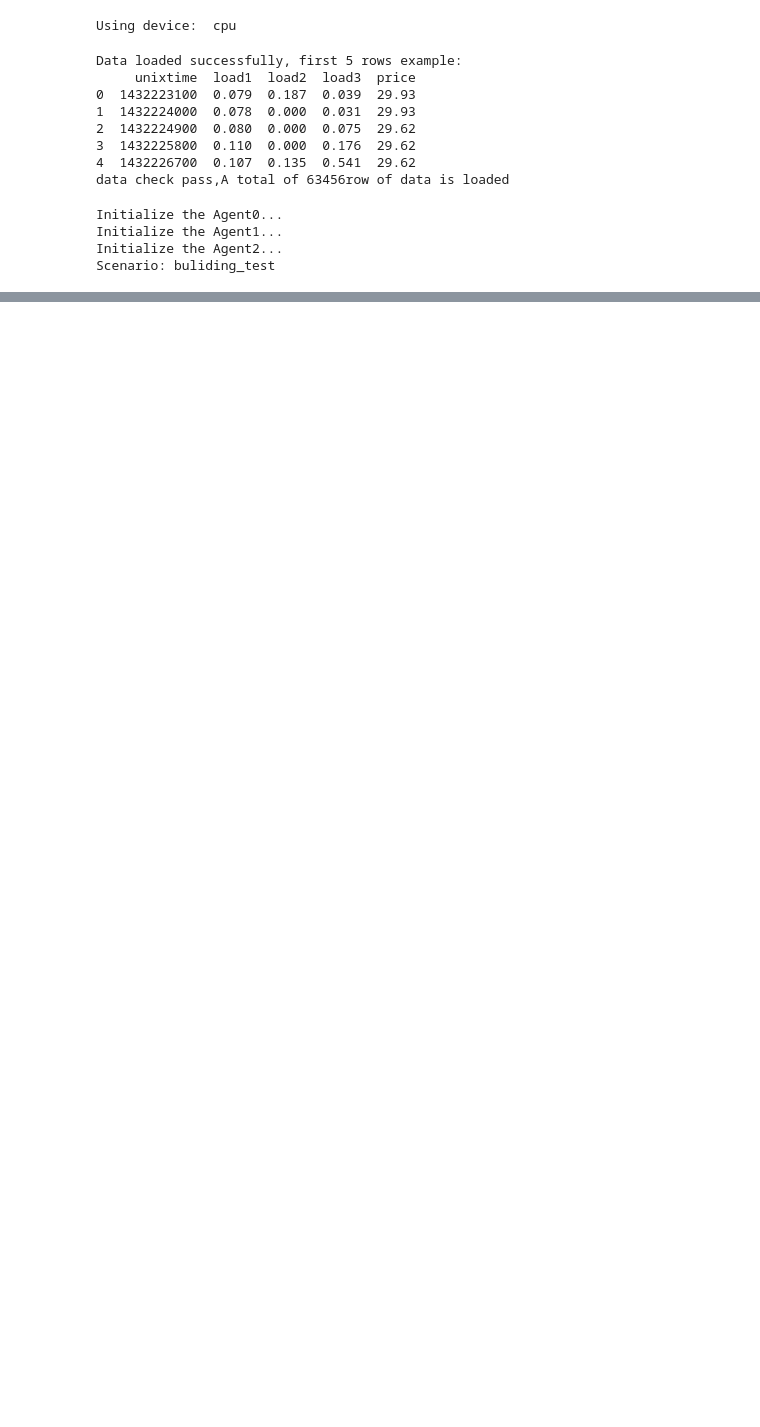
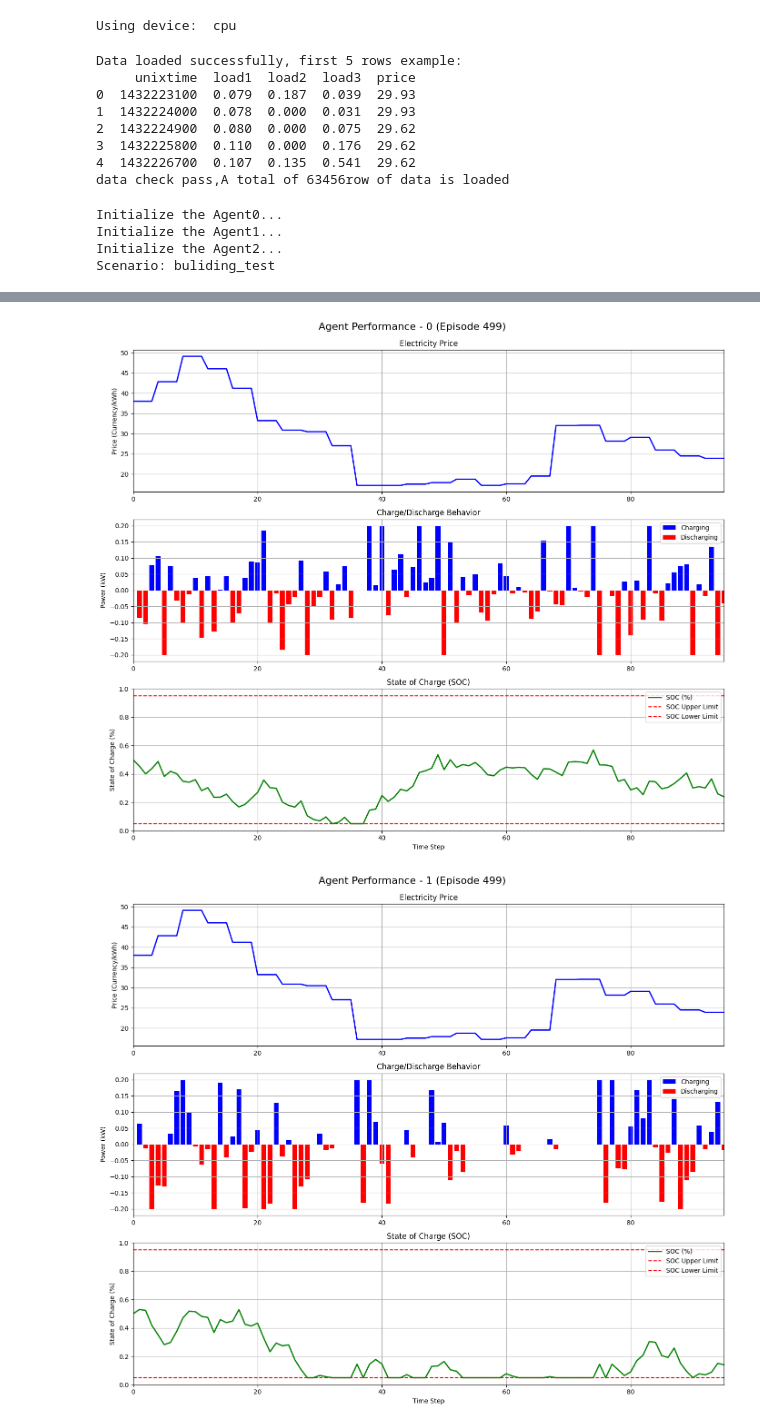
Before and after one commit to wenyuxin-00/MADRL_ESS, a Jupyter notebook: environments/building_test.ipynb, the cells around one changed output, grey strips where cells are left out. Cells and saved outputs as stored; diff of their text form; code cells hidden in the pictures; blank space fills up the shorter version.

```diff
--- a/environments/building_test.ipynb
+++ b/environments/building_test.ipynb
@@ -650,0 +721,79 @@ KeyboardInterrupt:
+# %%
+# 提取最后一代的数据（所有智能体）
+last_episode = NUM_EPISODE - 1
+
+# 为每个智能体创建图表
+for agent_name in agent_name_list:
+    # 获取该智能体的数据
+    real_prices = agent_data[agent_name]['real_price'][last_episode]
+    real_charges = agent_data[agent_name]['real_charge'][last_episode]
+    real_soc_percent = agent_data[agent_name]['real_soc'][last_episode]
+    real_loads = agent_data[agent_name]['real_load'][last_episode]
+
+    # 确保所有数组长度一致（使用最小长度）
+    num_steps = min(len(real_prices), len(real_charges), len(real_soc_percent), len(real_loads))
+
+    # 如果SOC数据多了一个点（初始状态），我们只取动作执行后的点
+    if len(real_soc_percent) == num_steps + 1:
+        soc_percent = real_soc_percent[1:]  # 跳过初始状态
+    else:
+        soc_percent = real_soc_percent[:num_steps]
+
+    # 截断其他数组以匹配长度
+    times = np.arange(num_steps)
+    prices = real_prices[:num_steps]
+    charges = real_charges[:num_steps]
+    loads = real_loads[:num_steps]
+
+    # 计算净负荷
+    net_loads = [loads[i] + charges[i] for i in range(num_steps)]
+
+    # 创建包含三个子图的图表
+    fig, axs = plt.subplots(3, 1, figsize=(14, 12))
+    fig.suptitle(f'Agent Performance - {agent_name} (Episode {last_episode})', fontsize=16)
+
+    # 1. 电价波动图 (顶部)
+    axs[0].plot(times, prices, 'b-', linewidth=2)
+    axs[0].set_title('Electricity Price')
+    axs[0].set_ylabel('Price (Currency/kWh)')
+    axs[0].grid(True)
+    axs[0].set_xlim(0, num_steps-1)
+
+    # 2. 充放电行为图 (中部)
+    charge_positive = [c if c >= 0 else 0 for c in charges]
+    discharge_negative = [c if c < 0 else 0 for c in charges]
+
+    axs[1].bar(times, charge_positive, width=0.8, color='blue', label='Charging')
+    axs[1].bar(times, discharge_negative, width=0.8, color='red', label='Discharging')
+    axs[1].axhline(y=0, color='k', linestyle='-', linewidth=0.5)
+    axs[1].set_title('Charge/Discharge Behavior')
+    axs[1].set_ylabel('Power (kW)')
+    axs[1].legend()
+    axs[1].grid(True)
+    axs[1].set_xlim(0, num_steps-1)
+
+    # 3. SOC变化图 (底部)
+    axs[2].plot(times, soc_percent, 'g-', linewidth=2, label='SOC (%)')
+
+    # 添加SOC上下限标记
+    soc_upper_limit = 0.95
+    soc_lower_limit = 0.05
+    axs[2].axhline(y=soc_upper_limit, color='r', linestyle='--', label='SOC Upper Limit')
+    axs[2].axhline(y=soc_lower_limit, color='r', linestyle='--', label='SOC Lower Limit')
+
+    axs[2].set_title('State of Charge (SOC)')
+    axs[2].set_xlabel('Time Step')
+    axs[2].set_ylabel('State of Charge (%)')
+    axs[2].legend(loc='upper right')
+    axs[2].grid(True)
+    axs[2].set_xlim(0, num_steps-1)
+    axs[2].set_ylim(0, 1.0)  # SOC范围0-1
+
+    # 调整布局并保存
+    plt.tight_layout()
+    plt.subplots_adjust(top=0.93)
+    plt.savefig(f"performance_{agent_name}.png", dpi=300)
+    plt.show()
+# %% [output]
+[figure, added]
+[figure, added]
```
Also changed, not shown: parts of 8 cells of this notebook, 4 other files.
